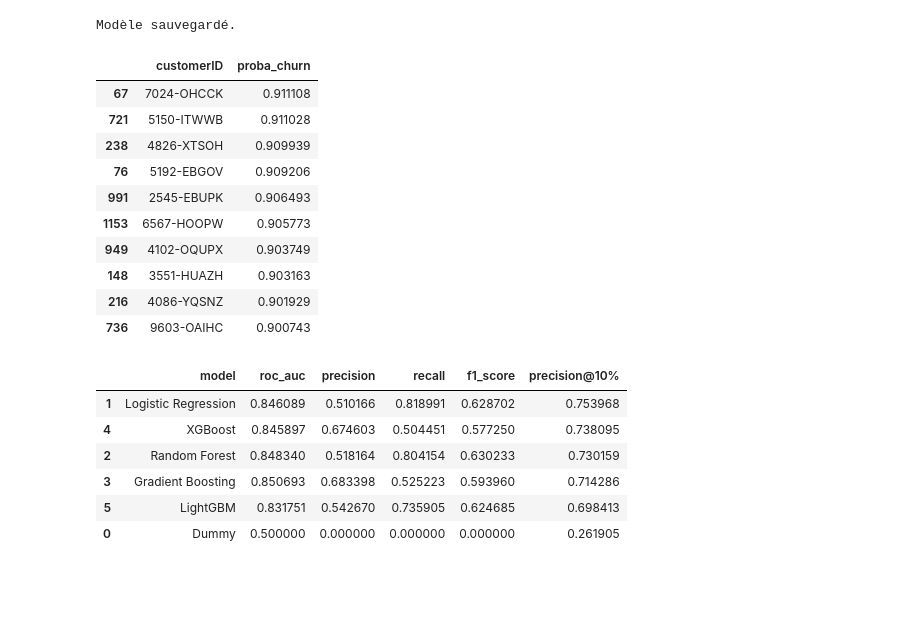
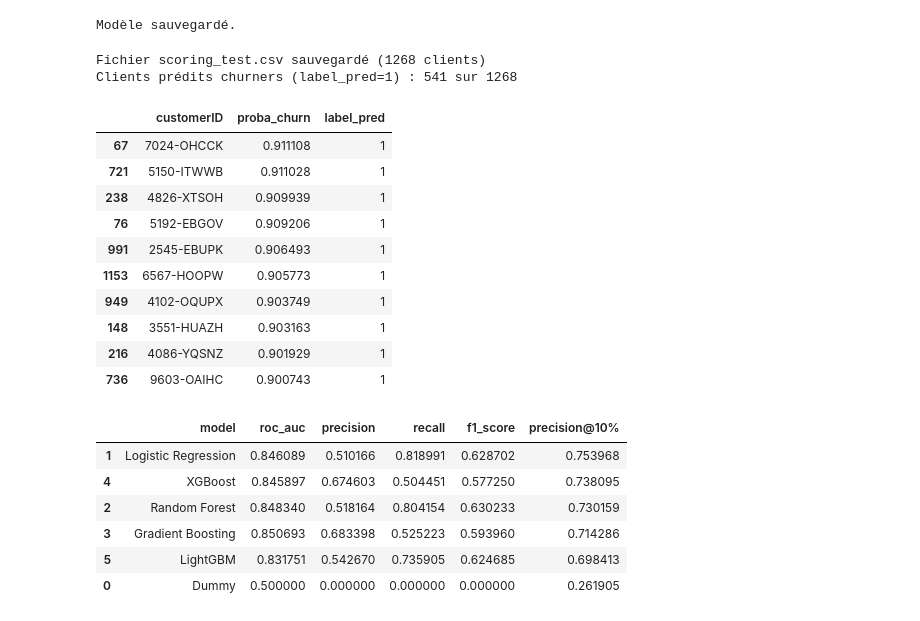
Before and after one commit to RomainGuillon/Identifier-churn, a Jupyter notebook: notebooks/02_baseline_model.ipynb, the cells around one changed output. Saved outputs shown, nothing was run; the diff lists cells and outputs as text; code cells hidden in the pictures; blank space fills up the shorter version.

Commit message:
complete baseline —Ajout  label_pred et Graph model comparison

```diff
--- a/notebooks/02_baseline_model.ipynb
+++ b/notebooks/02_baseline_model.ipynb
@@ -566,34 +566,40 @@ print("Modèle sauvegardé.")
 # %% [output]
 Modèle sauvegardé.
 # %%
-# Probabilité de churn sur le jeu de test
-proba_churn = best_pipeline.predict_proba(X_test)[:, 1]
+# Probabilité de churn et label prédit sur le jeu de test
+threshold = 0.5  # seuil par défaut pour le baseline
+proba_churn_test = best_pipeline.predict_proba(X_test)[:, 1]
+label_pred_test = (proba_churn_test >= threshold).astype(int)
 
-# Création du fichier de scoring
 scoring_test = pd.DataFrame({
-    "customerID": df_test["customerID"].values,
-    "proba_churn": proba_churn
+    'customerID': df_test['customerID'].values,
+    'proba_churn': proba_churn_test,
+    'label_pred': label_pred_test
 })
 
 # Tri des clients du plus risqué au moins risqué
-scoring_test = scoring_test.sort_values("proba_churn", ascending=False)
+scoring_test = scoring_test.sort_values('proba_churn', ascending=False)
 
 # Sauvegarde en CSV
-scoring_test.to_csv("../outputs/scoring_test.csv", index=False)
+scoring_test.to_csv('../outputs/scoring_test.csv', index=False)
 
+print(f'Fichier scoring_test.csv sauvegardé ({len(scoring_test)} clients)')
+print(f"Clients prédits churners (label_pred=1) : {label_pred_test.sum()} sur {len(label_pred_test)}")
 scoring_test.head(10)
 # %% [output]
+Fichier scoring_test.csv sauvegardé (1268 clients)
+Clients prédits churners (label_pred=1) : 541 sur 1268
-|  | customerID | proba_churn |
-| 67 | 7024-OHCCK | 0.911108 |
-| 721 | 5150-ITWWB | 0.911028 |
-| 238 | 4826-XTSOH | 0.909939 |
-| 76 | 5192-EBGOV | 0.909206 |
-| 991 | 2545-EBUPK | 0.906493 |
-| 1153 | 6567-HOOPW | 0.905773 |
-| 949 | 4102-OQUPX | 0.903749 |
-| 148 | 3551-HUAZH | 0.903163 |
-| 216 | 4086-YQSNZ | 0.901929 |
-| 736 | 9603-OAIHC | 0.900743 |
+|  | customerID | proba_churn | label_pred |
+| 67 | 7024-OHCCK | 0.911108 | 1 |
+| 721 | 5150-ITWWB | 0.911028 | 1 |
+| 238 | 4826-XTSOH | 0.909939 | 1 |
+| 76 | 5192-EBGOV | 0.909206 | 1 |
+| 991 | 2545-EBUPK | 0.906493 | 1 |
+| 1153 | 6567-HOOPW | 0.905773 | 1 |
+| 949 | 4102-OQUPX | 0.903749 | 1 |
+| 148 | 3551-HUAZH | 0.903163 | 1 |
+| 216 | 4086-YQSNZ | 0.901929 | 1 |
+| 736 | 9603-OAIHC | 0.900743 | 1 |
 # %%
 # Sauvegarde du rapport de métriques
 metrics_report = results_df.copy()
```
Also changed, not shown: parts of 5 cells of this notebook, 3 other files.
